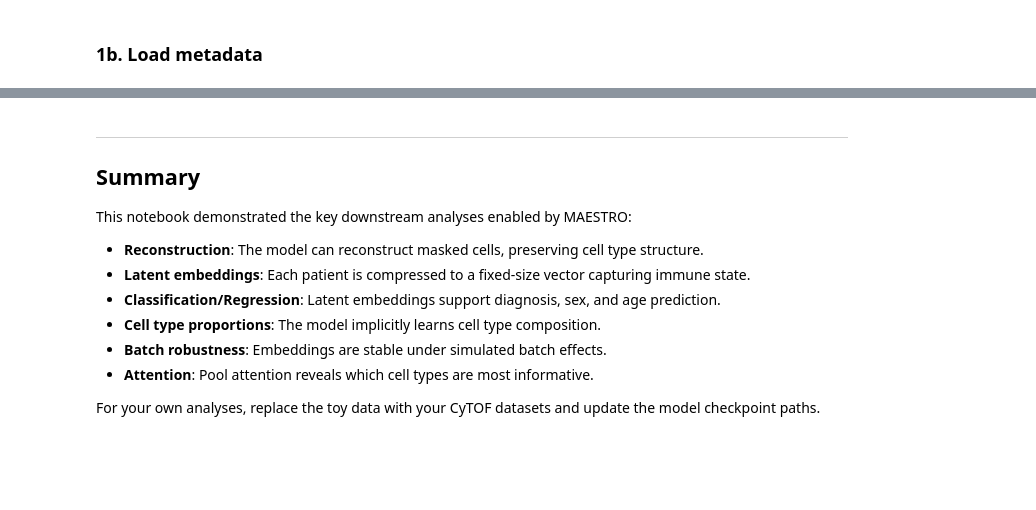
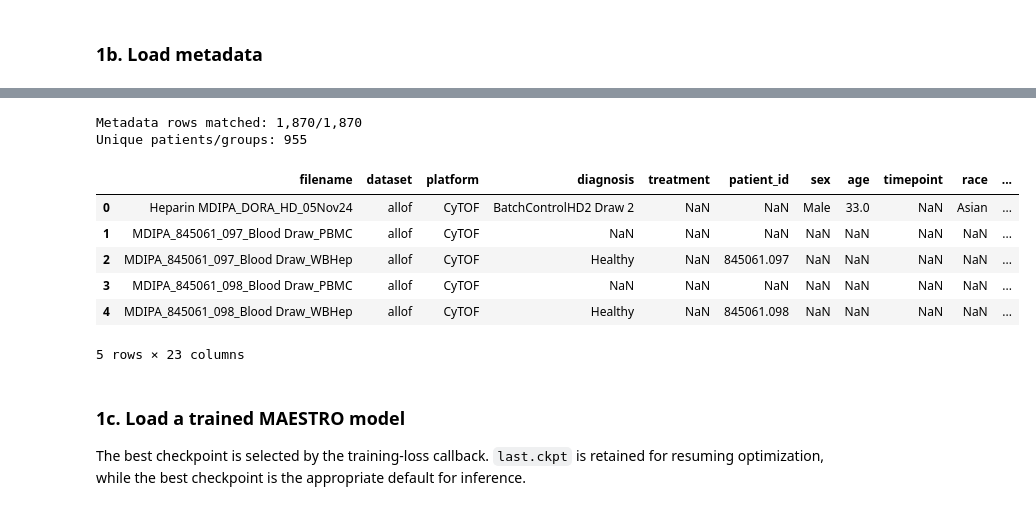
Before and after one commit to roboatory/MAESTRO, a Jupyter notebook: notebooks/02-post-analysis.ipynb, the cells around one changed output, grey strips where cells are left out. Cells and saved outputs as stored; diff of their text form; code cells hidden in the pictures; blank space fills up the shorter version.

```diff
--- a/notebooks/02-post-analysis.ipynb
+++ b/notebooks/02-post-analysis.ipynb
@@ -73,6 +89,7 @@ The demo data contains two panels (dataA and dataB) with different markers. `CyT
 # %%
-demo_data_directory = project_root / "data/h5/dataA"
-dataset = CyTOFDataset(data_dirs=[demo_data_directory])
+source_root = project_root / "data/raw/preprocessed-cyto-sources"
+data_directories = [source_root / "allof", source_root / "prepro"]
+dataset = CyTOFDataset(data_dirs=data_directories, subset_size=100_000)
 
 print(f"Number of samples: {len(dataset)}")
 print(f"Shared markers ({len(dataset.shared_markers)}): {dataset.shared_markers}")
@@ -877,14 +126,37 @@ plt.show()
-# %% [markdown]
----
-## Summary
-
-This notebook demonstrated the key downstream analyses enabled by MAESTRO:
-
-- **Reconstruction**: The model can reconstruct masked cells, preserving cell type structure.
-- **Latent embeddings**: Each patient is compressed to a fixed-size vector capturing immune state.
-- **Classification/Regression**: Latent embeddings support diagnosis, sex, and age prediction.
-- **Cell type proportions**: The model implicitly learns cell type composition.
-- **Batch robustness**: Embeddings are stable under simulated batch effects.
-- **Attention**: Pool attention reveals which cell types are most informative.
-
-For your own analyses, replace the toy data with your CyTOF datasets and update the model checkpoint paths.
+# %%
+metadata = pd.read_csv(project_root / "data/metadata/allof/all-metadata.csv")
+metadata["sample_name"] = metadata["filename"].map(
+    lambda filename: Path(str(filename)).stem
+)
+metadata["analysis_diagnosis"] = (
+    metadata["diagnosis"]
+    .astype("string")
+    .str.replace(r"^BatchControl.*", "Batch Control", regex=True)
+    .str.replace("Term infant", "Term Infant")
+)
+metadata["group_id"] = metadata["patient_id"].astype("string")
+missing_patient = metadata["group_id"].isna()
+metadata.loc[missing_patient, "group_id"] = (
+    "sample::" + metadata.loc[missing_patient, "sample_name"]
+)
+
+matched_metadata = metadata[metadata["sample_name"].isin(sample_names)]
+assert len(matched_metadata) == len(sample_names)
+assert matched_metadata["sample_name"].is_unique
+print(f"Metadata rows matched: {len(matched_metadata):,}/{len(sample_names):,}")
+print(f"Unique patients/groups: {matched_metadata['group_id'].nunique():,}")
+matched_metadata.head()
+# %% [output]
+Metadata rows matched: 1,870/1,870
+Unique patients/groups: 955
+|  | filename | dataset | platform | diagnosis | treatment | patient_id | sex | age | timepoint | race | ... |
+| 0 | Heparin MDIPA_DORA_HD_05Nov24 | allof | CyTOF | BatchControlHD2 Draw 2 | NaN | NaN | Male | 33.0 | NaN | Asian | ... |
+| 1 | MDIPA_845061_097_Blood Draw_PBMC | allof | CyTOF | NaN | NaN | NaN | NaN | NaN | NaN | NaN | ... |
+| 2 | MDIPA_845061_097_Blood Draw_WBHep | allof | CyTOF | Healthy | NaN | 845061.097 | NaN | NaN | NaN | NaN | ... |
+| 3 | MDIPA_845061_098_Blood Draw_PBMC | allof | CyTOF | NaN | NaN | NaN | NaN | NaN | NaN | NaN | ... |
+| 4 | MDIPA_845061_098_Blood Draw_WBHep | allof | CyTOF | Healthy | NaN | 845061.098 | NaN | NaN | NaN | NaN | ... |
+5 rows × 23 columns
+# %% [markdown]
+### 1c. Load a trained MAESTRO model
+
+The best checkpoint is selected by the training-loss callback. `last.ckpt` is retained for resuming optimization, while the best checkpoint is the appropriate default for inference.
```
Also changed, not shown: parts of 61 cells of this notebook, 6 other files.
